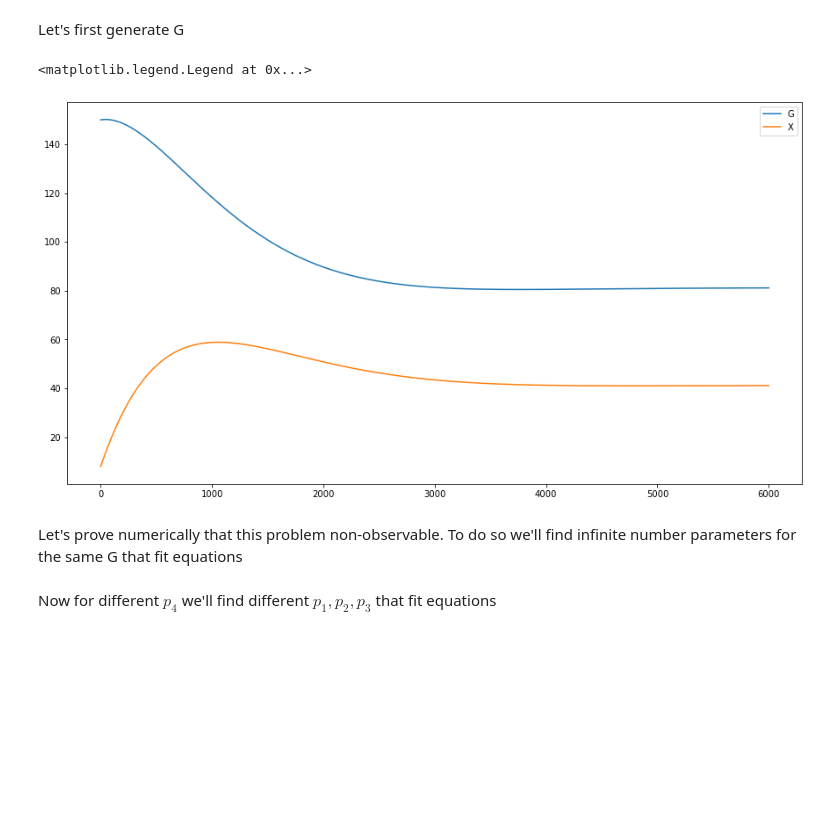
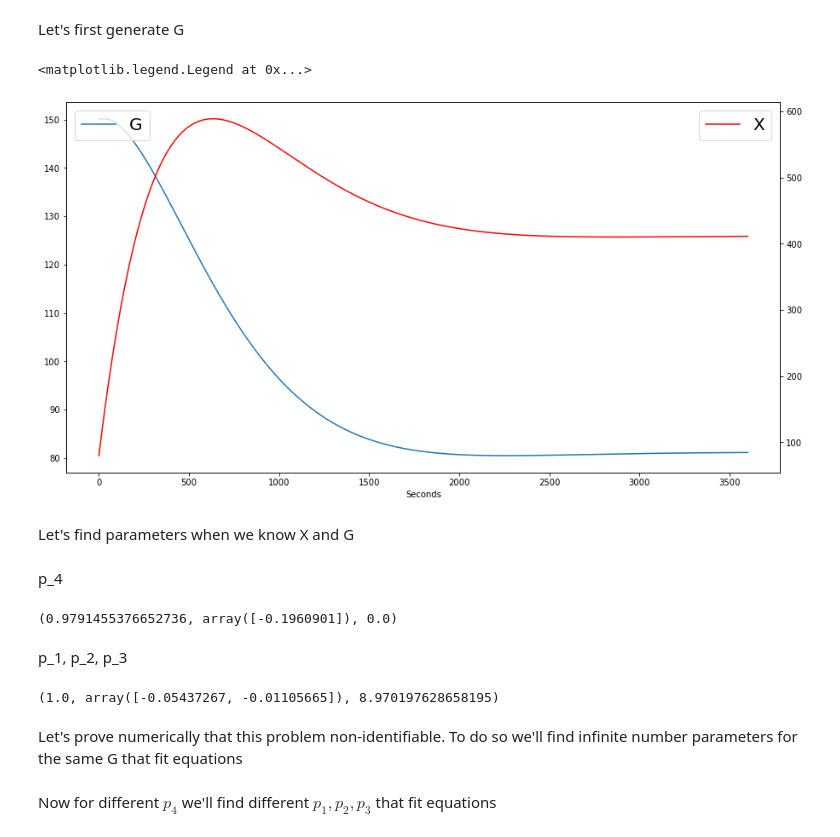
Before and after one commit to vanderwardan/insulin_sensitivity, a Jupyter notebook: Third_model_Vardan.ipynb, the cells around one changed output. Cells and saved outputs as stored; diff of their text form; code cells hidden in the pictures; blank space fills up the shorter version.

```diff
--- a/Third_model_Vardan.ipynb
+++ b/Third_model_Vardan.ipynb
@@ -41,19 +41,48 @@ p4 = -1.97 / 10
 p5 = 150
 X0 = 80
 # %%
-step = 100
+step = 60
 T = 60
 G, X = find_g(p1, p2, p3, p4, p5, X0, T, step)
 # %%
-plt.figure(figsize=(15, 8))
+fig, ax = plt.subplots(figsize=(15, 8))
+
 plt.plot(G, label='G')
-plt.plot(X/10, label='X')
-plt.legend()
+plt.xlabel('Seconds')
+plt.legend(loc='upper left', prop={'size': 20})
+
+ax = ax.twinx()
+plt.plot(X, label='X', color='r')
+plt.legend(prop={'size': 20})
 # %% [output]
 <matplotlib.legend.Legend at 0x...>
-[figure, old version]
+[figure, new version]
+# %% [markdown]
+Let's find parameters when we know X and G
+# %% [markdown]
+p_4
+# %%
+Y = (X[::step][1:] - X[::step][:-1] - G[::step][1:]) * 1
+Z = X[::step][:-1].reshape((-1, 1))
+
+model = LinearRegression(fit_intercept=False).fit(Z[:], Y[:])
+y_pred = model.predict(Z[:])
+r2_score(y_pred, Y), model.coef_, model.intercept_
+# %% [output]
+(0.9791455376652736, array([-0.1960901]), 0.0)
+# %% [markdown]
+p_1, p_2, p_3
+# %%
+Y = (G[::step][1:] - G[::step][:-1]) * 1
+Z = np.vstack([G[::step][:-1], X[::step][:-1]]).T
+
+model = LinearRegression().fit(Z[:], Y[:])
+y_pred = model.predict(Z[:])
+r2_score(y_pred, Y), model.coef_, model.intercept_
+# %% [output]
+(1.0, array([-0.05437267, -0.01105665]), 8.970197628658195)
 # %% [markdown]
-Let's prove numerically that this problem non-observable. To do so we'll find infinite number parameters for the same G that fit equations
+Let's prove numerically that this problem non-identifiable. To do so we'll find infinite number parameters for the same G that fit equations
 # %%
 def get_params_basic(p4, G, X0, step):
     '''
```
Also changed, not shown: parts of 6 cells of this notebook, 1 other file.
